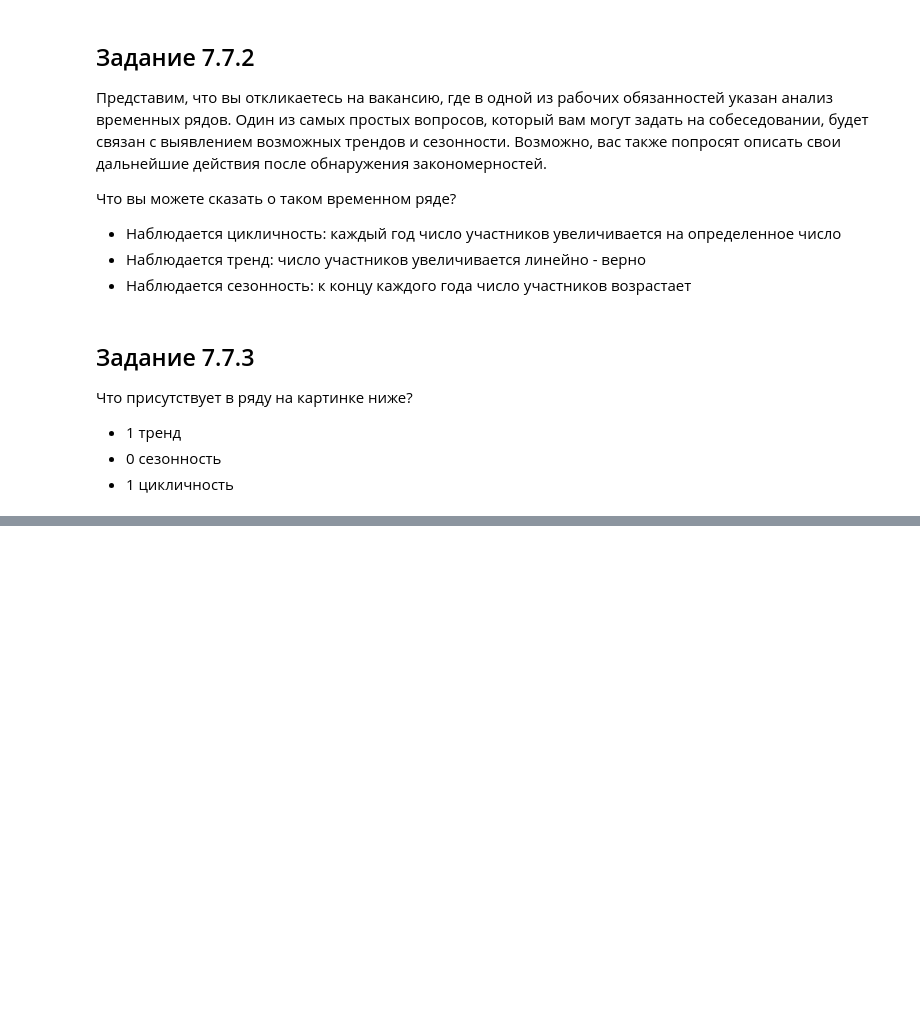
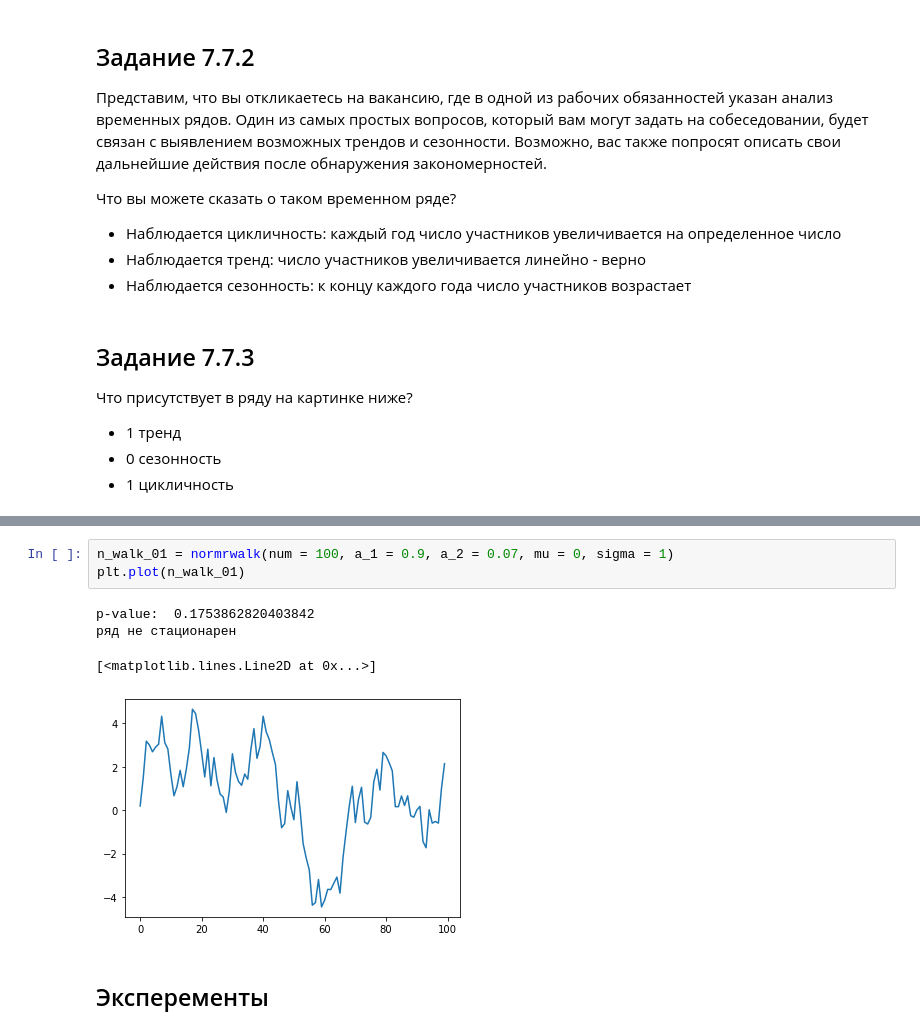
Before and after one commit to IvanRumyantsev/Skillfactory_DST_10, a Jupyter notebook: Юнит 7. Machine Learning в продакшн/MATH&STAT-7. Временные ряды/MATH&STAT-7. Временные ряды.ipynb, the cells around one changed output, grey strips where cells are left out. Drawn from its saved outputs; the diff is of its cells as text; blank space fills up the shorter version.

```diff
--- a/Юнит 7. Machine Learning в продакшн/MATH&STAT-7. Временные ряды/MATH&STAT-7. Временные ряды.ipynb
+++ b/Юнит 7. Machine Learning в продакшн/MATH&STAT-7. Временные ряды/MATH&STAT-7. Временные ряды.ipynb
@@ -630,0 +954,10 @@ SMA_4.iloc[119]
+# %%
+n_walk_01 = normrwalk(num = 100, a_1 = 0.9, a_2 = 0.07, mu = 0, sigma = 1)
+plt.plot(n_walk_01)
+# %% [output]
+p-value:  0.1753862820403842
+ряд не стационарен
+[<matplotlib.lines.Line2D at 0x...>]
+[figure, added]
+# %% [markdown]
+## Эксперементы
```
Also changed, not shown: parts of 43 cells of this notebook, 8 other files.
